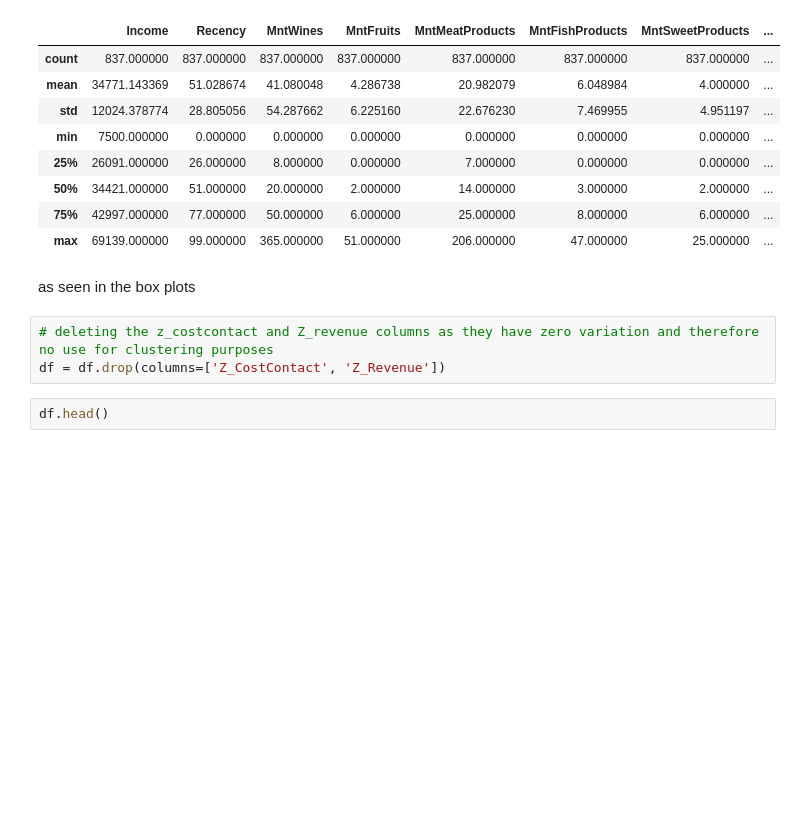
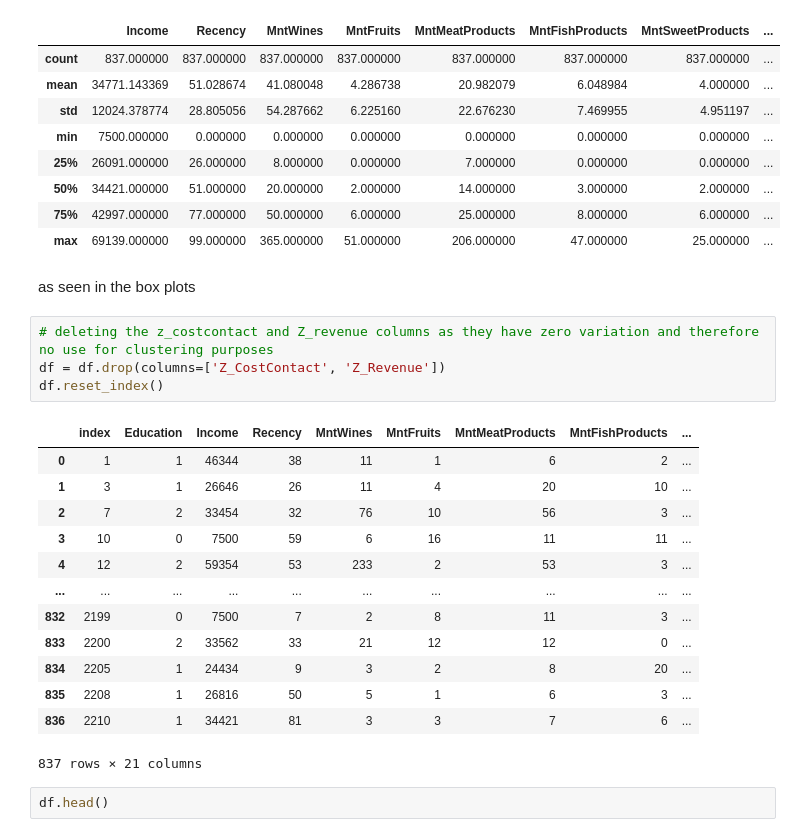
Before and after one commit to mdeniz1/MachineLearningProjects, a Jupyter notebook: customer-personality-analysisWithKprototypes.ipynb, the cells around one changed output. Drawn from its saved outputs; the diff is of its cells as text; blank space fills up the shorter version.

```diff
--- a/customer-personality-analysisWithKprototypes.ipynb
+++ b/customer-personality-analysisWithKprototypes.ipynb
@@ -223,6 +231,21 @@ as seen in the box plots
 # %%
 # deleting the z_costcontact and Z_revenue columns as they have zero variation and therefore no use for clustering purposes
 df = df.drop(columns=['Z_CostContact', 'Z_Revenue'])
+df.reset_index()
+# %% [output]
+|  | index | Education | Income | Recency | MntWines | MntFruits | MntMeatProducts | MntFishProducts | ... |
+| 0 | 1 | 1 | 46344 | 38 | 11 | 1 | 6 | 2 | ... |
+| 1 | 3 | 1 | 26646 | 26 | 11 | 4 | 20 | 10 | ... |
+| 2 | 7 | 2 | 33454 | 32 | 76 | 10 | 56 | 3 | ... |
+| 3 | 10 | 0 | 7500 | 59 | 6 | 16 | 11 | 11 | ... |
+| 4 | 12 | 2 | 59354 | 53 | 233 | 2 | 53 | 3 | ... |
+| ... | ... | ... | ... | ... | ... | ... | ... | ... | ... |
+| 832 | 2199 | 0 | 7500 | 7 | 2 | 8 | 11 | 3 | ... |
+| 833 | 2200 | 2 | 33562 | 33 | 21 | 12 | 12 | 0 | ... |
+| 834 | 2205 | 1 | 24434 | 9 | 3 | 2 | 8 | 20 | ... |
+| 835 | 2208 | 1 | 26816 | 50 | 5 | 1 | 6 | 3 | ... |
+| 836 | 2210 | 1 | 34421 | 81 | 3 | 3 | 7 | 6 | ... |
+837 rows × 21 columns
 # %%
 df.head()
 # %% [output]
```
Also changed, not shown: parts of 22 cells of this notebook.
